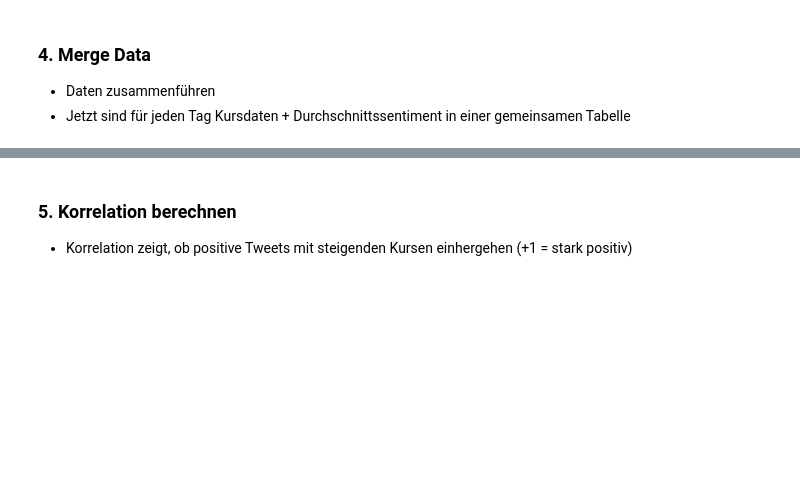
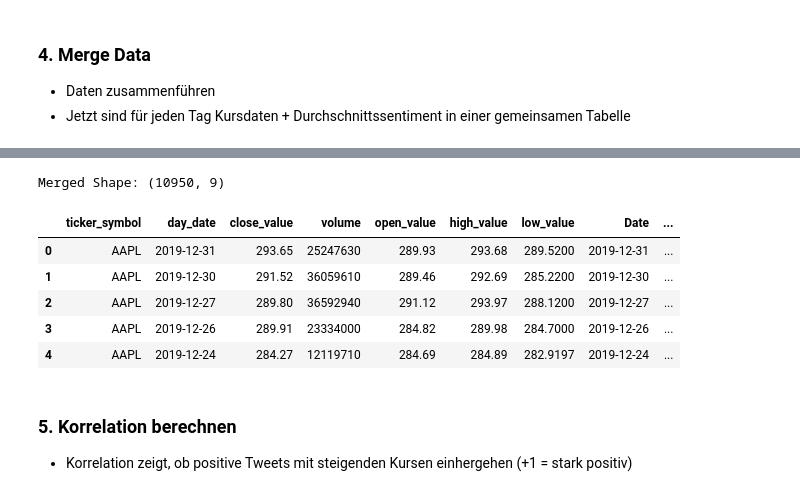
Before and after one commit to erkayK/USW-AI-App, a Jupyter notebook: notebooks/usw_sentiment_stocks.ipynb, the cells around one changed output, grey strips where cells are left out. Saved outputs shown, nothing was run; the diff lists cells and outputs as text; code cells hidden in the pictures; blank space fills up the shorter version.

Commit message:
merge data fix added

```diff
--- a/notebooks/usw_sentiment_stocks.ipynb
+++ b/notebooks/usw_sentiment_stocks.ipynb
@@ -143,3 +46,55 @@ plot_sentiment_vs_stock(merged_data['AAPL'], 'AAPL')
+# %%
+# das sind jetzt die Daten von 2015 bis 2020, weil es davor keine Daten für Tweets gibt
+# 1. Datumsspalten korrekt konvertieren
+company_value['day_date'] = pd.to_datetime(company_value['day_date'])
+tweet['post_date'] = pd.to_datetime(tweet['post_date'], unit='s', errors='coerce')
+
+# 2. Tweets außerhalb gültiger Zeitspanne entfernen (NaT etc.)
+tweet = tweet.dropna(subset=['post_date'])
+
+# 3. Sentiment berechnen mit VADER
+from vaderSentiment.vaderSentiment import SentimentIntensityAnalyzer
+
+analyzer = SentimentIntensityAnalyzer()
+tweet['sentiment_score'] = tweet['body'].apply(lambda x: analyzer.polarity_scores(str(x))['compound'])
+
+# 4. Durchschnittliches Sentiment pro Tag berechnen
+daily_sentiment = (
+    tweet
+    .assign(Date = tweet['post_date'].dt.normalize())  # nur das Datum
+    .groupby('Date')['sentiment_score']
+    .mean()
+    .reset_index()
+)
+
+# 5. Kursdaten auf Zeitraum der Tweets beschränken
+start = tweet['post_date'].min()
+end   = tweet['post_date'].max()
+
+company_value = company_value[
+    (company_value['day_date'] >= start) & (company_value['day_date'] <= end)
+]
+
+# 6. Merge durchführen (gemeinsames Datum)
+merged_df = pd.merge(
+    company_value,
+    daily_sentiment,
+    left_on='day_date',
+    right_on='Date',
+    how='inner'
+)
+
+# 7. Ergebnis anzeigen
+print("Merged Shape:", merged_df.shape)
+merged_df.head()
+# %% [output]
+Merged Shape: (10950, 9)
+|  | ticker_symbol | day_date | close_value | volume | open_value | high_value | low_value | Date | ... |
+| 0 | AAPL | 2019-12-31 | 293.65 | 25247630 | 289.93 | 293.68 | 289.5200 | 2019-12-31 | ... |
+| 1 | AAPL | 2019-12-30 | 291.52 | 36059610 | 289.46 | 292.69 | 285.2200 | 2019-12-30 | ... |
+| 2 | AAPL | 2019-12-27 | 289.80 | 36592940 | 291.12 | 293.97 | 288.1200 | 2019-12-27 | ... |
+| 3 | AAPL | 2019-12-26 | 289.91 | 23334000 | 284.82 | 289.98 | 284.7000 | 2019-12-26 | ... |
+| 4 | AAPL | 2019-12-24 | 284.27 | 12119710 | 284.69 | 284.89 | 282.9197 | 2019-12-24 | ... |
 # %% [markdown]
 ### 5. Korrelation berechnen
 - Korrelation zeigt, ob positive Tweets mit steigenden Kursen einhergehen (+1 = stark positiv)
```
Also changed, not shown: parts of 2 cells of this notebook.
